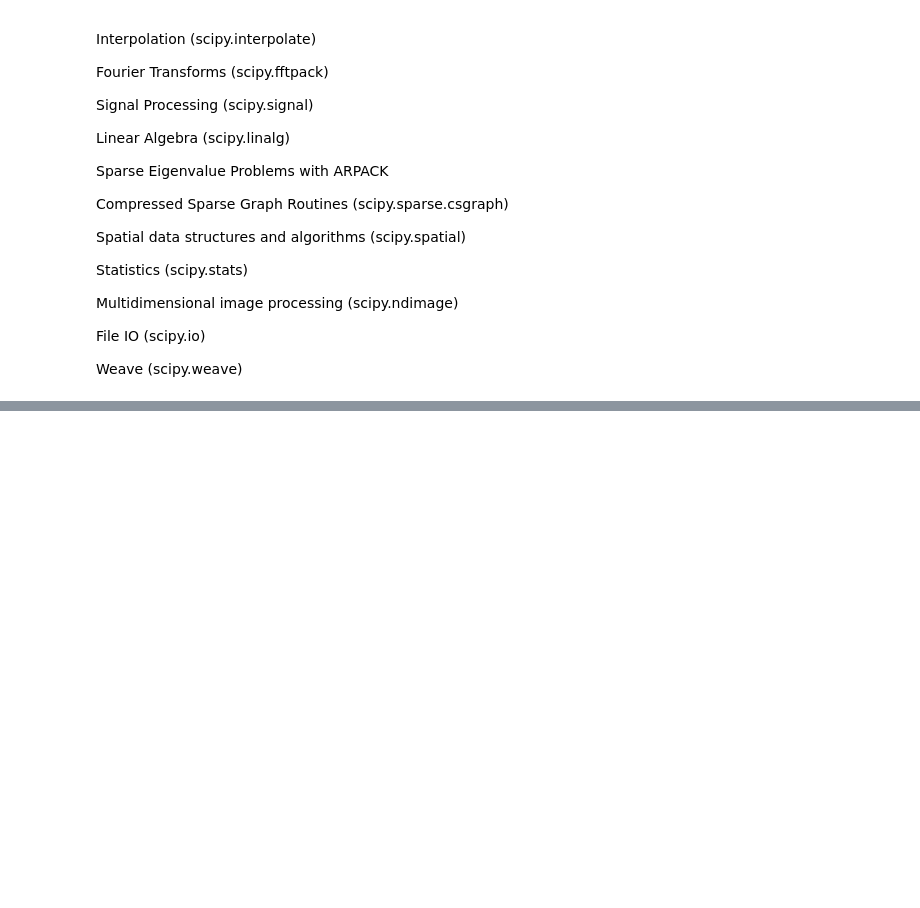
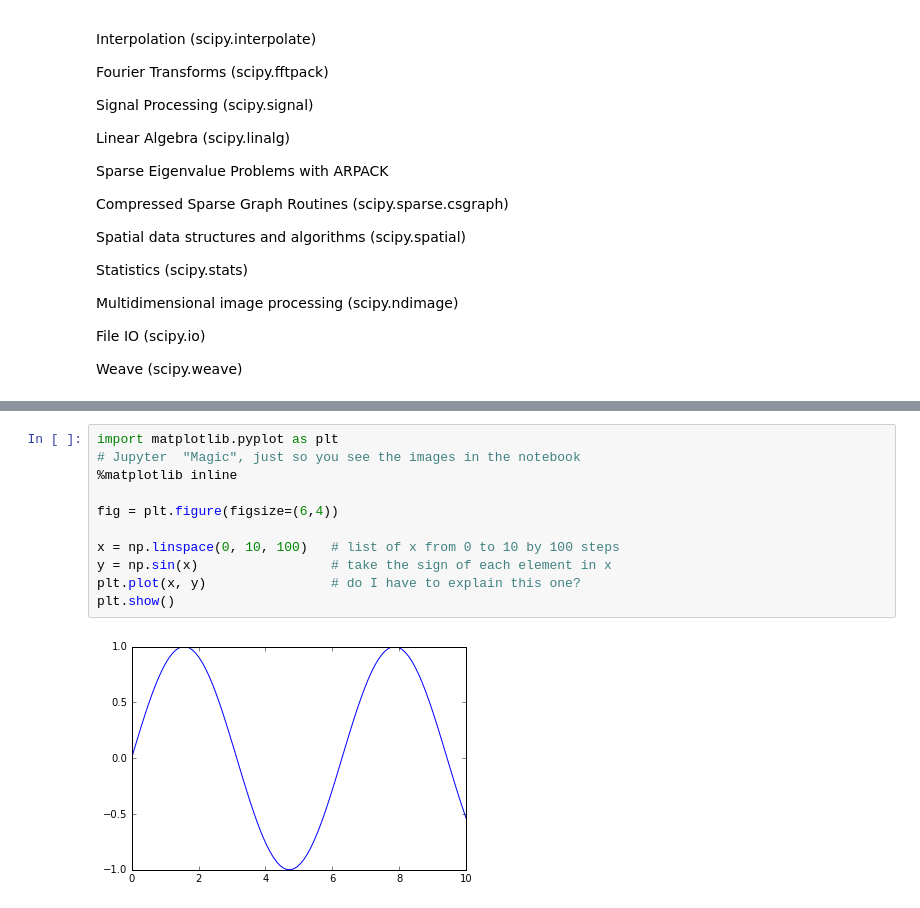
Before and after one commit to ecurtin2/uiuc, a Jupyter notebook: CATMS/Scientific-Computing-Bootcamp.ipynb, the cells around one changed output, grey strips where cells are left out. Saved outputs shown, nothing was run; the diff lists cells and outputs as text; blank space fills up the shorter version.

```diff
--- a/CATMS/Scientific-Computing-Bootcamp.ipynb
+++ b/CATMS/Scientific-Computing-Bootcamp.ipynb
@@ -227,0 +281,13 @@ def psi(x, n):
+# %%
+import matplotlib.pyplot as plt
+# Jupyter  "Magic", just so you see the images in the notebook
+%matplotlib inline
+
+fig = plt.figure(figsize=(6,4))
+
+x = np.linspace(0, 10, 100)   # list of x from 0 to 10 by 100 steps
+y = np.sin(x)                 # take the sign of each element in x
+plt.plot(x, y)                # do I have to explain this one?
+plt.show()
+# %% [output]
+[figure, added]
```
Also changed, not shown: parts of 55 cells of this notebook.
